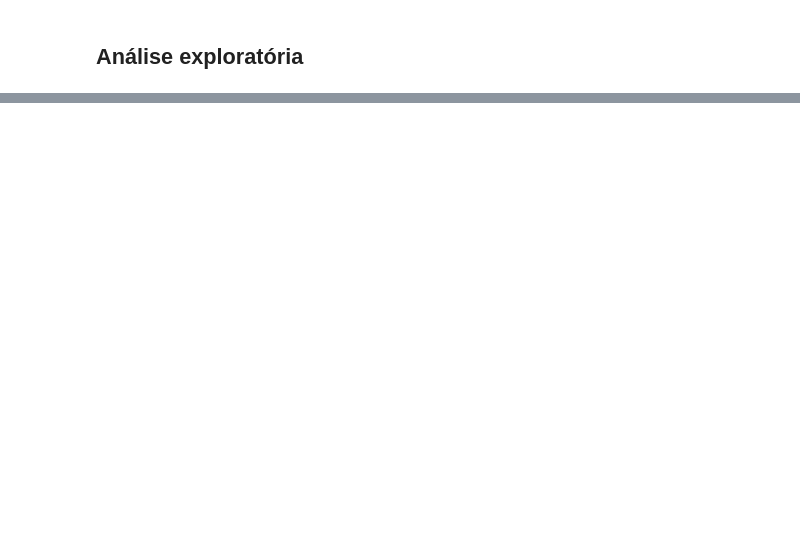
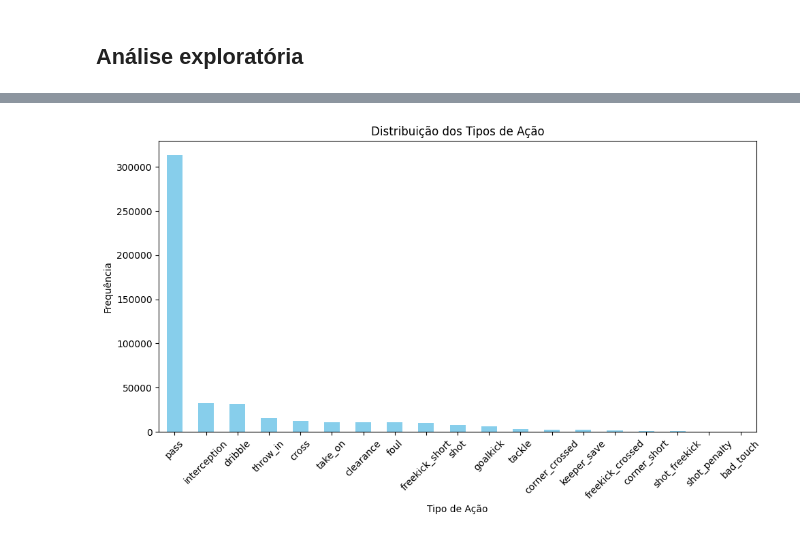
Before and after one commit to vinisilvag/cdaf-projeto, a Jupyter notebook: main.ipynb, the cells around one changed output, grey strips where cells are left out. Cells and saved outputs as stored; diff of their text form; code cells hidden in the pictures; blank space fills up the shorter version.

```diff
--- a/main.ipynb
+++ b/main.ipynb
@@ -165,0 +512,4 @@ NameError: name 'spadl' is not defined
+# %%
+plot_action_counts(spadl['Spain']['type_name'].value_counts())
+# %% [output]
+[figure, added]
```
Also changed, not shown: parts of 74 cells of this notebook, 1 other file.
